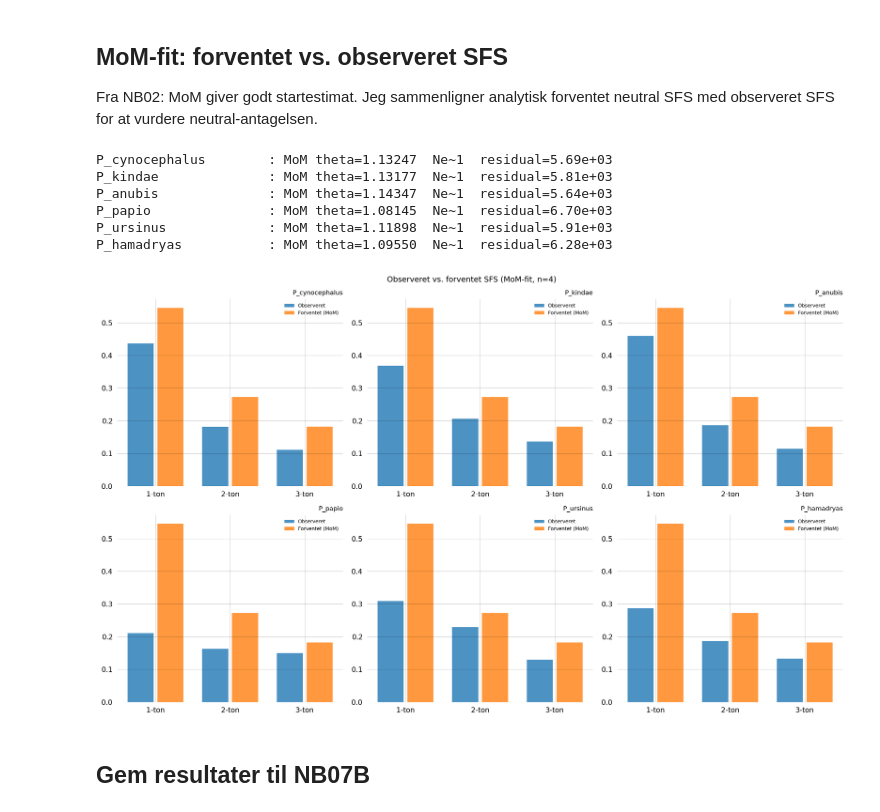
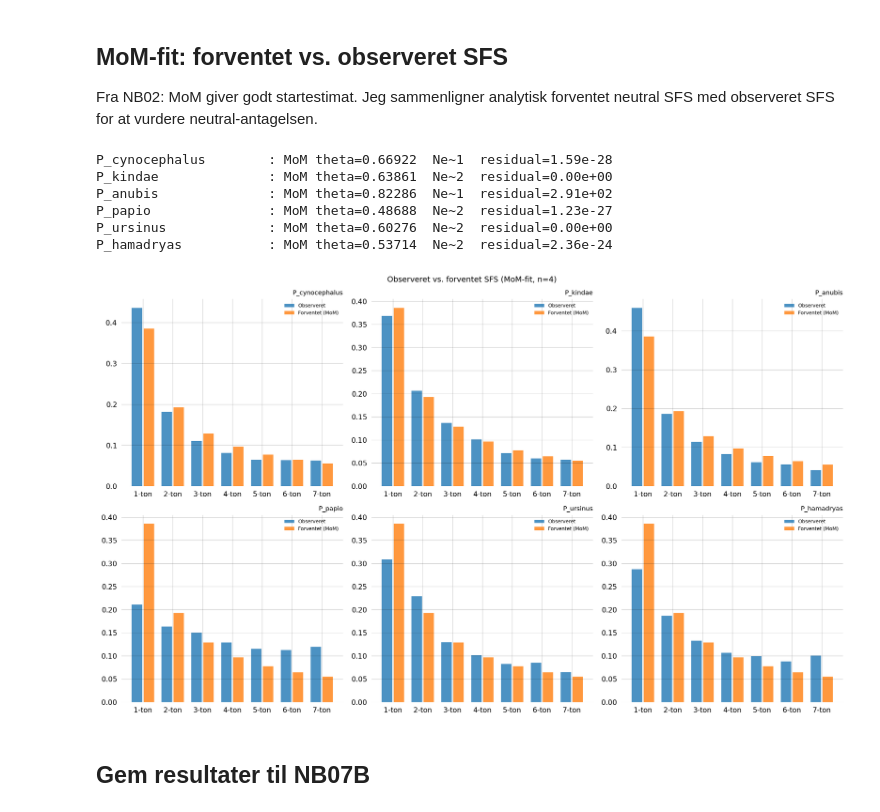
Before and after one commit to munch-group/emma-giraf, a Jupyter notebook: notebooks/07a_bavian_data.ipynb, the cells around one changed output. Drawn from its saved outputs; the diff is of its cells as text; code cells hidden in the pictures.

```diff
--- a/notebooks/07a_bavian_data.ipynb
+++ b/notebooks/07a_bavian_data.ipynb
@@ -705,23 +753,27 @@ ax.legend(); plt.tight_layout(); plt.show()
 [figure]
 # %%
 # Sojourn times
-print("Forventede sojourn times per population (n_sub=4)")
-print(f"{'Population':<22}  {'k=4':>10}  {'k=3':>10}  {'k=2':>10}  {'Sum=E[H]':>12}  {'E[H] (år)':>12}")
-print("-" * 85)
+print("Forventede sojourn times per population (n_sub=8)")
+print(f"{'Population':<22} {'k=8':>10} {'k=7':>10} {'k=6':>10} {'k=5':>10}  {'k=4':>10}  {'k=3':>10}  {'k=2':>10}  {'Sum=E[H]':>12}  {'E[H] (år)':>12}")
+print("-" * 135)
 
 rows_sj = []
 for name, r in svgd_results.items():
     theta = r['theta']
     Ne    = r['Ne']
-    g_sj  = build_coal_graph(4)
+    g_sj  = build_coal_graph(8)
     g_sj.update_weights([theta])
 
-    sj_coal = {k: 2 / (k*(k-1)) for k in [4, 3, 2]}
-    sj_gen  = {k: sj_coal[k] / theta for k in [4, 3, 2]}
-    sj_yr   = {k: sj_gen[k] * GEN    for k in [4, 3, 2]}
+    sj_coal = {k: 2 / (k*(k-1)) for k in [8, 7, 6, 5, 4, 3, 2]}
+    sj_gen  = {k: sj_coal[k] / theta for k in [8, 7, 6, 5, 4, 3, 2]}
+    sj_yr   = {k: sj_gen[k] * GEN    for k in [8, 7, 6, 5, 4, 3, 2]}
     E_H_yr  = sum(sj_yr.values())
 
     print(f"{name:<22}  "
+          f"{sj_yr[8]:>10,.0f}  "
+          f"{sj_yr[7]:>10,.0f}  "
+          f"{sj_yr[6]:>10,.0f}  "
+          f"{sj_yr[5]:>10,.0f}  "
           f"{sj_yr[4]:>10,.0f}  "
           f"{sj_yr[3]:>10,.0f}  "
           f"{sj_yr[2]:>10,.0f}  "
@@ -730,6 +782,10 @@ for name, r in svgd_results.items():
 
     rows_sj.append({
         'Population': name,
+        'sojourn_k8_yr': round(sj_yr[8]),
+        'sojourn_k7_yr': round(sj_yr[7]),
+        'sojourn_k6_yr': round(sj_yr[6]),
+        'sojourn_k5_yr': round(sj_yr[5]),
         'sojourn_k4_yr': round(sj_yr[4]),
         'sojourn_k3_yr': round(sj_yr[3]),
         'sojourn_k2_yr': round(sj_yr[2]),
@@ -808,16 +863,0 @@ plt.show()
-# %%
-# Hurtig validering: stemmer SVGD-estimatet med probability matching?
-from phasic import StateIndexer, Property
-from functools import partial
-from itertools import combinations_with_replacement
-
-for name, r in svgd_results.items():
-    g_pm = build_coal_graph(4)
-    g_pm.update_weights([r['theta']])
-    data_pm = sfs_to_tmrca(populations[name], n_obs=1000, n_sub=4)
-    try:
-        pm = g_pm.probability_matching(data_pm)
-        print(f"{name:<22}: SVGD={r['theta']:.5f}  PM={pm.theta[0]:.5f}  "
-              f"residual={pm.residual:.2e}")
-    except Exception as e:
-        print(f"{name:<22}: PM fejlede ({e})")
@@ -833,13 +866,13 @@ P_hamadryas           : PM fejlede (probability_matching() requires a joint prob
 
 Fra NB02: MoM giver godt startestimat. Jeg sammenligner analytisk forventet neutral SFS med observeret SFS for at vurdere neutral-antagelsen.
 # %%
-N_SUB = 4  # til graf og MoM
+N_SUB = 8  # til graf og MoM
 
 sfs_exp = {}
 for name, df in populations.items():
     n_full = int(df['nr_samples'].max())
 
-    # Graf med N_SUB=4 (ikke n_full — for langsom)
+    # Graf med N_SUB=8
     g = build_coal_graph(N_SUB)
     theta0 = 1.0 / N_ref_dict[name] if N_ref_dict[name] > 0 else 1.0
     g.update_weights([theta0])
@@ -851,40 +884,40 @@ for name, df in populations.items():
         mom = g.method_of_moments(data_mom)
         th_mom = mom.theta[0]
         print(f"{name:<22}: MoM theta={th_mom:.5f}  Ne~{1/th_mom:,.0f}  residual={mom.residual:.2e}")
     except Exception:
         th_mom = theta0
         print(f"{name:<22}: MoM fejlede, bruger pi-baseret theta={th_mom:.5f}")
 
     g.update_weights([th_mom])
     rmat = g.states().T
 
     # Forventet SFS for N_SUB-1 bins
     exp = [g.expectation(rmat[i]) for i in range(N_SUB - 1)]
     s = sum(exp)
     sfs_exp[name] = [v/s for v in exp] if s > 0 else exp
 
 # Plot
 fig, axes = plt.subplots(2, 3, figsize=(15, 9))
 for ax, name in zip(axes.flat, populations.keys()):
     obs = sfs_unfolded_min[name][:N_SUB - 1]  # kun N_SUB-1 bins
     exp = sfs_exp[name]
     x = np.arange(len(exp))
     labels = [f"{i+1}-ton" for i in range(len(exp))]
     ax.bar(x - 0.2, obs[:len(exp)], 0.35, label='Observeret', color='C0', alpha=0.8)
     ax.bar(x + 0.2, exp,            0.35, label='Forventet (MoM)', color='C1', alpha=0.8)
     ax.set_xticks(x); ax.set_xticklabels(labels)
     ax.set_title(name, fontsize=9); ax.legend(fontsize=7)
 
 plt.suptitle('Observeret vs. forventet SFS (MoM-fit, n=4)', fontsize=11)
 plt.tight_layout(); plt.show()
 # %% [output]
-P_cynocephalus        : MoM theta=1.13247  Ne~1  residual=5.69e+03
-P_kindae              : MoM theta=1.13177  Ne~1  residual=5.81e+03
-P_anubis              : MoM theta=1.14347  Ne~1  residual=5.64e+03
-P_papio               : MoM theta=1.08145  Ne~1  residual=6.70e+03
-P_ursinus             : MoM theta=1.11898  Ne~1  residual=5.91e+03
-P_hamadryas           : MoM theta=1.09550  Ne~1  residual=6.28e+03
+P_cynocephalus        : MoM theta=0.66922  Ne~1  residual=1.59e-28
+P_kindae              : MoM theta=0.63861  Ne~2  residual=0.00e+00
+P_anubis              : MoM theta=0.82286  Ne~1  residual=2.91e+02
+P_papio               : MoM theta=0.48688  Ne~2  residual=1.23e-27
+P_ursinus             : MoM theta=0.60276  Ne~2  residual=0.00e+00
+P_hamadryas           : MoM theta=0.53714  Ne~2  residual=2.36e-24
-[figure, old version]
+[figure, new version]
 # %% [markdown]
 ## Gem resultater til NB07B
 # %%
```
Also changed, not shown: parts of 14 cells of this notebook, 4 other files.
